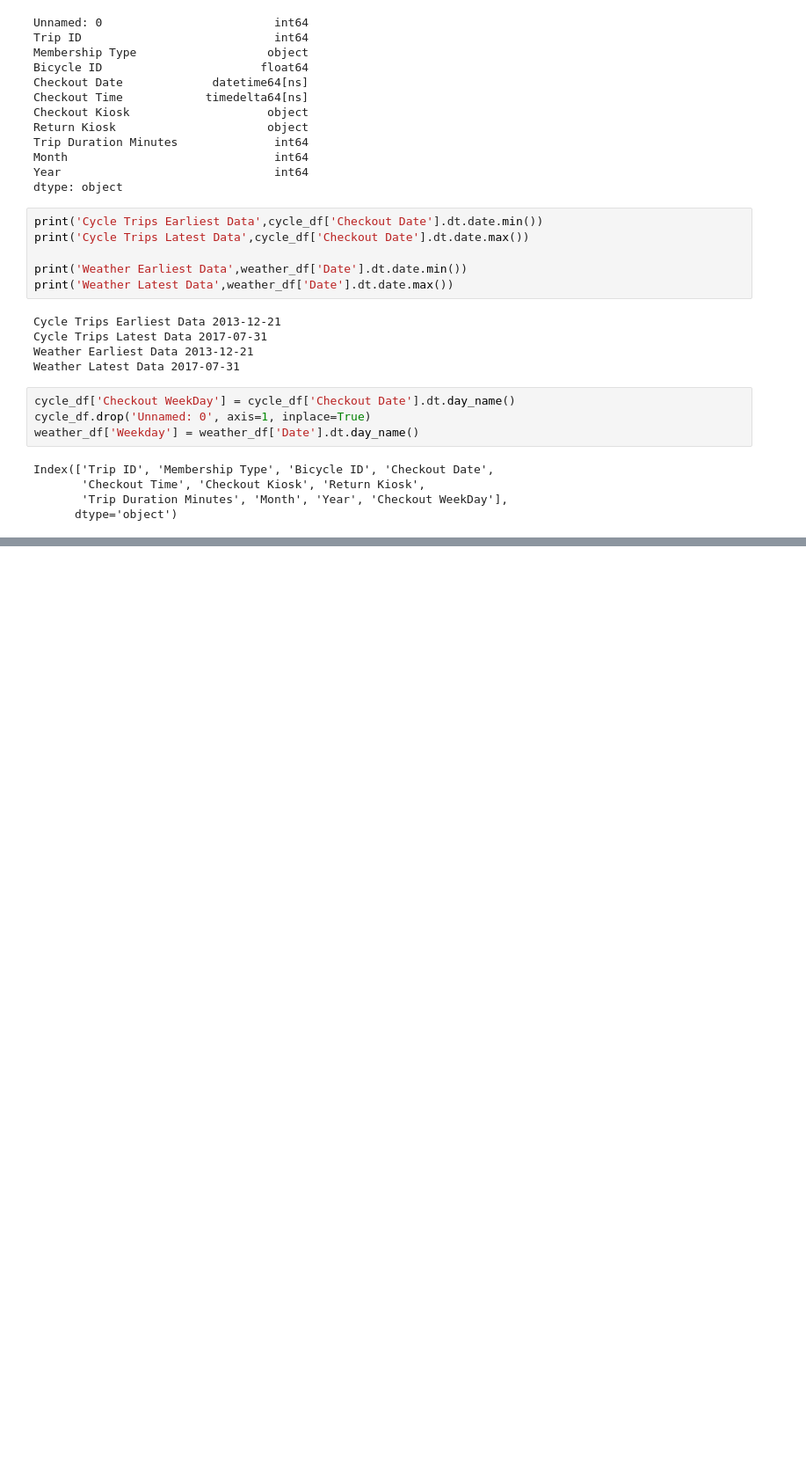
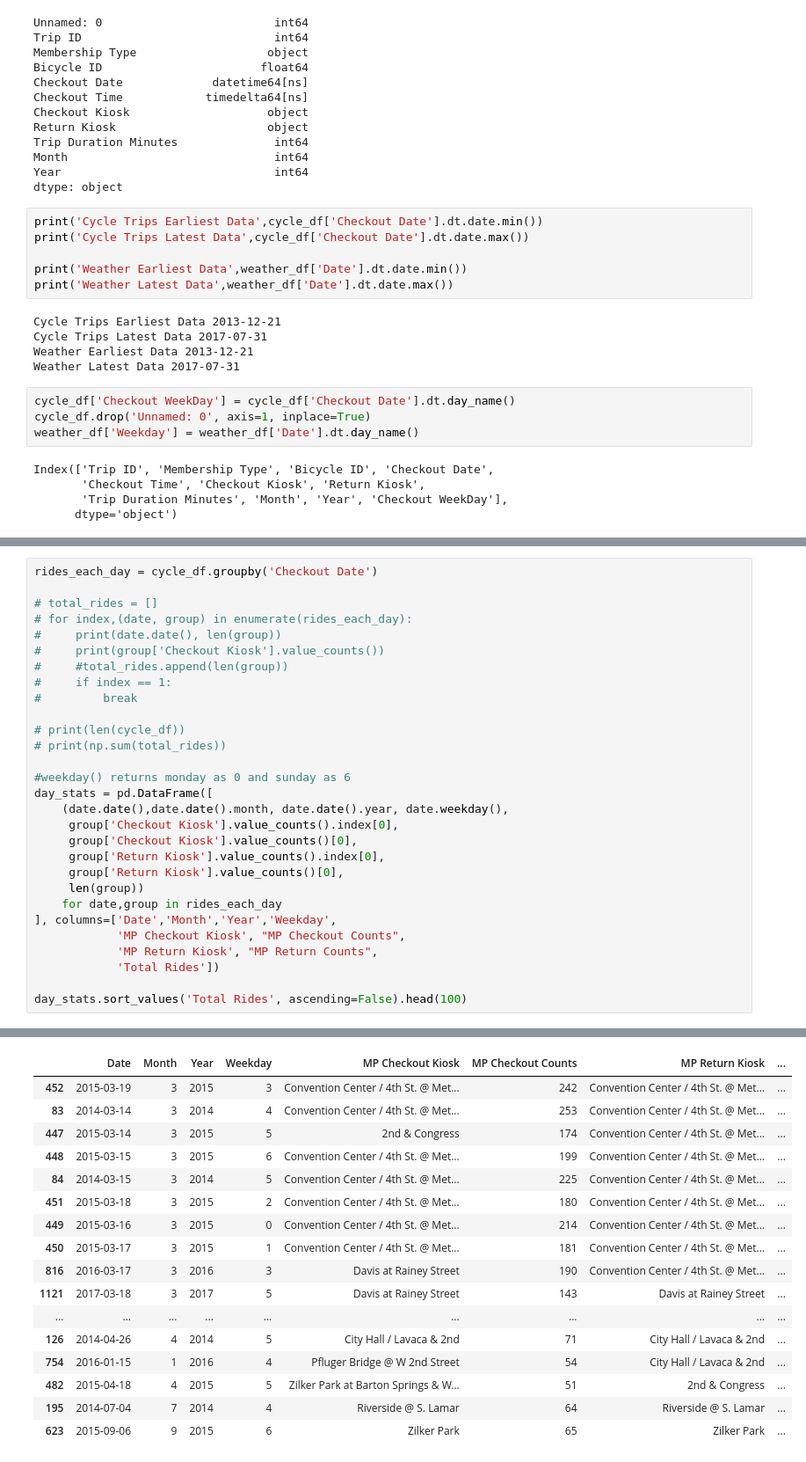
Before and after one commit to danny305/Austin-bike-project, a Jupyter notebook: Danny_Feature_Engr.ipynb, the cells around one changed output, grey strips where cells are left out. Shown: that part at 88% size. Cells and saved outputs as stored; diff of their text form; blank space fills up the shorter version.

```diff
--- a/Danny_Feature_Engr.ipynb
+++ b/Danny_Feature_Engr.ipynb
@@ -88,0 +139,30 @@ cycle_df.head()
+# %%
+rides_each_day = cycle_df.groupby('Checkout Date')
+
+# total_rides = []
+# for index,(date, group) in enumerate(rides_each_day):
+#     print(date.date(), len(group))
+#     print(group['Checkout Kiosk'].value_counts())
+#     #total_rides.append(len(group))
+#     if index == 1:
+#         break
+
+# print(len(cycle_df))
+# print(np.sum(total_rides))
+
+#weekday() returns monday as 0 and sunday as 6
+day_stats = pd.DataFrame([
+    (date.date(),date.date().month, date.date().year, date.weekday(),
+     group['Checkout Kiosk'].value_counts().index[0],
+     group['Checkout Kiosk'].value_counts()[0],
+     group['Return Kiosk'].value_counts().index[0],
+     group['Return Kiosk'].value_counts()[0],
+     len(group))
+    for date,group in rides_each_day
+], columns=['Date','Month','Year','Weekday',
+            'MP Checkout Kiosk', "MP Checkout Counts",
+            'MP Return Kiosk', "MP Return Counts",
+            'Total Rides'])
+
+day_stats.sort_values('Total Rides', ascending=False).head(100)
+# %% [output]
@@ -88,0 +186,17 @@ cycle_df.head()
+|  | Date | Month | Year | Weekday | MP Checkout Kiosk | MP Checkout Counts | MP Return Kiosk | ... |
+| 452 | 2015-03-19 | 3 | 2015 | 3 | Convention Center / 4th St. @ Met... | 242 | Convention Center / 4th St. @ Met... | ... |
+| 83 | 2014-03-14 | 3 | 2014 | 4 | Convention Center / 4th St. @ Met... | 253 | Convention Center / 4th St. @ Met... | ... |
+| 447 | 2015-03-14 | 3 | 2015 | 5 | 2nd & Congress | 174 | Convention Center / 4th St. @ Met... | ... |
+| 448 | 2015-03-15 | 3 | 2015 | 6 | Convention Center / 4th St. @ Met... | 199 | Convention Center / 4th St. @ Met... | ... |
+| 84 | 2014-03-15 | 3 | 2014 | 5 | Convention Center / 4th St. @ Met... | 225 | Convention Center / 4th St. @ Met... | ... |
+| 451 | 2015-03-18 | 3 | 2015 | 2 | Convention Center / 4th St. @ Met... | 180 | Convention Center / 4th St. @ Met... | ... |
+| 449 | 2015-03-16 | 3 | 2015 | 0 | Convention Center / 4th St. @ Met... | 214 | Convention Center / 4th St. @ Met... | ... |
+| 450 | 2015-03-17 | 3 | 2015 | 1 | Convention Center / 4th St. @ Met... | 181 | Convention Center / 4th St. @ Met... | ... |
+| 816 | 2016-03-17 | 3 | 2016 | 3 | Davis at Rainey Street | 190 | Convention Center / 4th St. @ Met... | ... |
+| 1121 | 2017-03-18 | 3 | 2017 | 5 | Davis at Rainey Street | 143 | Davis at Rainey Street | ... |
+| ... | ... | ... | ... | ... | ... | ... | ... | ... |
+| 126 | 2014-04-26 | 4 | 2014 | 5 | City Hall / Lavaca & 2nd | 71 | City Hall / Lavaca & 2nd | ... |
+| 754 | 2016-01-15 | 1 | 2016 | 4 | Pfluger Bridge @ W 2nd Street | 54 | City Hall / Lavaca & 2nd | ... |
+| 482 | 2015-04-18 | 4 | 2015 | 5 | Zilker Park at Barton Springs & W... | 51 | 2nd & Congress | ... |
+| 195 | 2014-07-04 | 7 | 2014 | 4 | Riverside @ S. Lamar | 64 | Riverside @ S. Lamar | ... |
+| 623 | 2015-09-06 | 9 | 2015 | 6 | Zilker Park | 65 | Zilker Park | ... |
```
Also changed, not shown: parts of 7 cells of this notebook.
